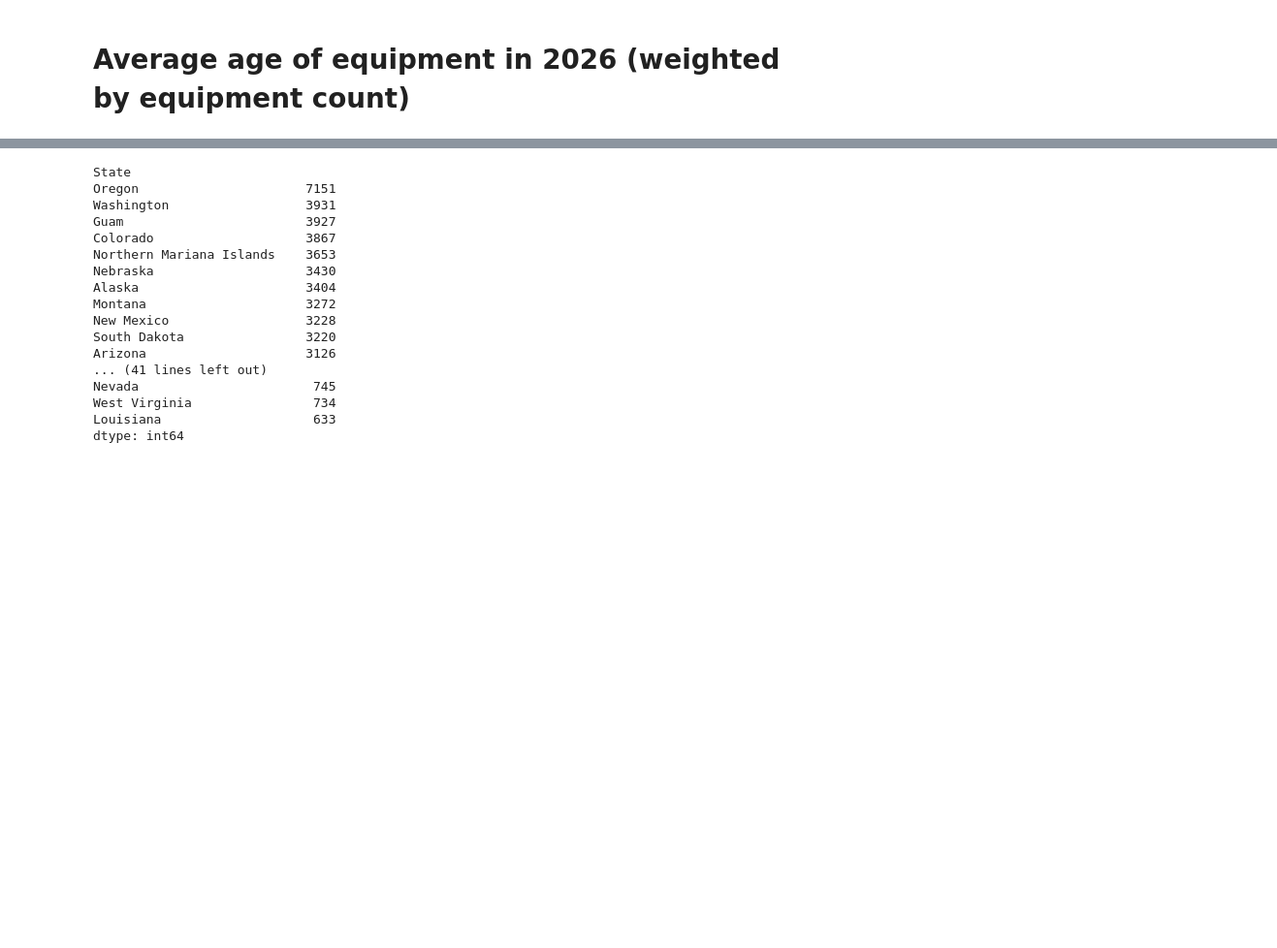
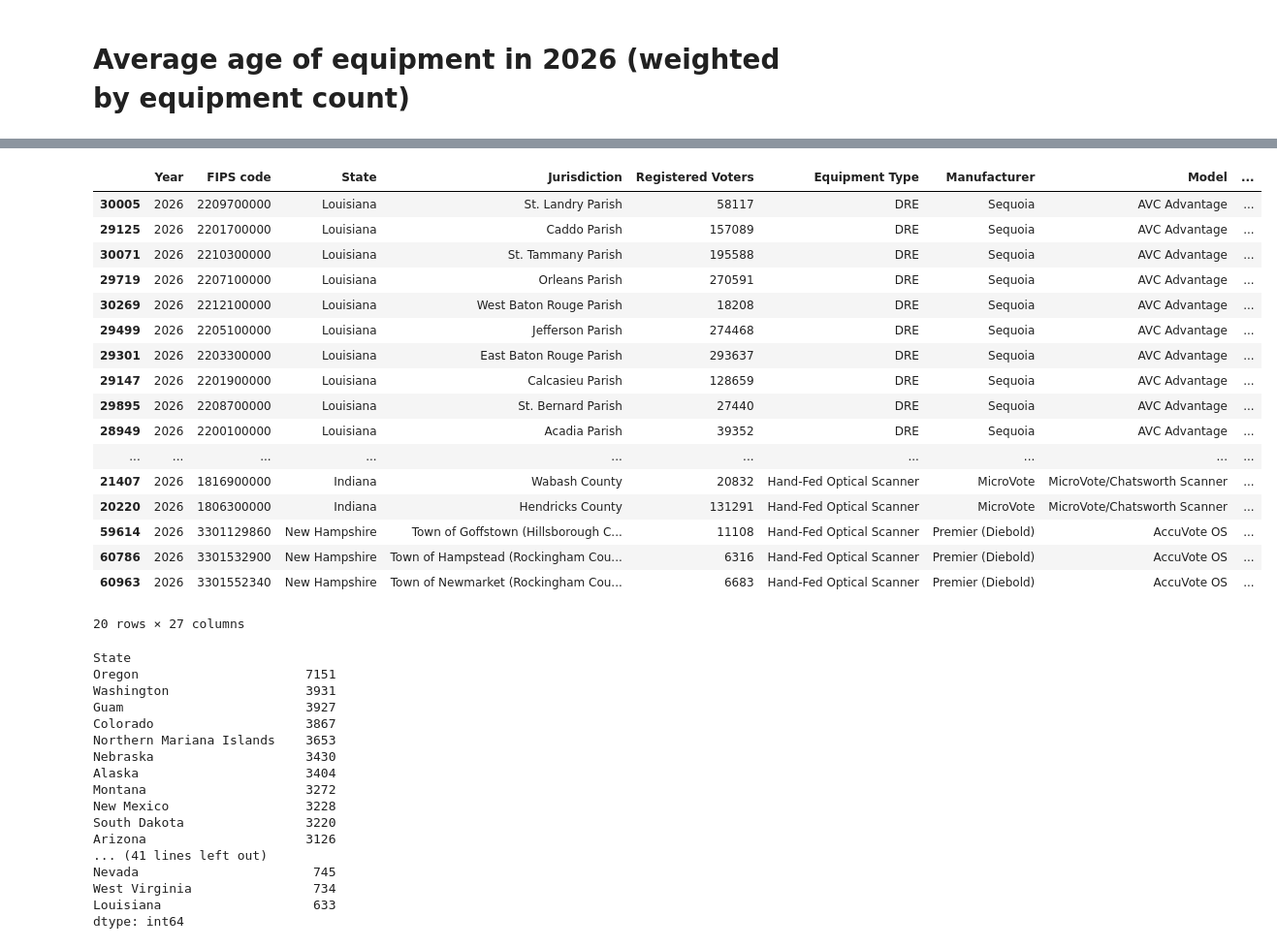
Before and after one commit to Bipartisan-Policy-Center/voting-equipment, a Jupyter notebook: equipment_age_analysis_eq_counts.ipynb, the cells around one changed output, grey strips where cells are left out. Shown at 97% size. Saved outputs shown, nothing was run; the diff lists cells and outputs as text; code cells hidden in the pictures; blank space fills up the shorter version.

```diff
--- a/equipment_age_analysis_eq_counts.ipynb
+++ b/equipment_age_analysis_eq_counts.ipynb
@@ -267,3 +258,24 @@ state_eq_len.sort_values(['Weighted Years in Use'], ascending=False).round(1)
+# %%
+voting_df_26.sort_values('Years in Use', ascending=False).head(20)
+# %% [output]
+|  | Year | FIPS code | State | Jurisdiction | Registered Voters | Equipment Type | Manufacturer | Model | ... |
+| 30005 | 2026 | 2209700000 | Louisiana | St. Landry Parish | 58117 | DRE | Sequoia | AVC Advantage | ... |
+| 29125 | 2026 | 2201700000 | Louisiana | Caddo Parish | 157089 | DRE | Sequoia | AVC Advantage | ... |
+| 30071 | 2026 | 2210300000 | Louisiana | St. Tammany Parish | 195588 | DRE | Sequoia | AVC Advantage | ... |
+| 29719 | 2026 | 2207100000 | Louisiana | Orleans Parish | 270591 | DRE | Sequoia | AVC Advantage | ... |
+| 30269 | 2026 | 2212100000 | Louisiana | West Baton Rouge Parish | 18208 | DRE | Sequoia | AVC Advantage | ... |
+| 29499 | 2026 | 2205100000 | Louisiana | Jefferson Parish | 274468 | DRE | Sequoia | AVC Advantage | ... |
+| 29301 | 2026 | 2203300000 | Louisiana | East Baton Rouge Parish | 293637 | DRE | Sequoia | AVC Advantage | ... |
+| 29147 | 2026 | 2201900000 | Louisiana | Calcasieu Parish | 128659 | DRE | Sequoia | AVC Advantage | ... |
+| 29895 | 2026 | 2208700000 | Louisiana | St. Bernard Parish | 27440 | DRE | Sequoia | AVC Advantage | ... |
+| 28949 | 2026 | 2200100000 | Louisiana | Acadia Parish | 39352 | DRE | Sequoia | AVC Advantage | ... |
+| ... | ... | ... | ... | ... | ... | ... | ... | ... | ... |
+| 21407 | 2026 | 1816900000 | Indiana | Wabash County | 20832 | Hand-Fed Optical Scanner | MicroVote | MicroVote/Chatsworth Scanner | ... |
+| 20220 | 2026 | 1806300000 | Indiana | Hendricks County | 131291 | Hand-Fed Optical Scanner | MicroVote | MicroVote/Chatsworth Scanner | ... |
+| 59614 | 2026 | 3301129860 | New Hampshire | Town of Goffstown (Hillsborough C... | 11108 | Hand-Fed Optical Scanner | Premier (Diebold) | AccuVote OS | ... |
+| 60786 | 2026 | 3301532900 | New Hampshire | Town of Hampstead (Rockingham Cou... | 6316 | Hand-Fed Optical Scanner | Premier (Diebold) | AccuVote OS | ... |
+| 60963 | 2026 | 3301552340 | New Hampshire | Town of Newmarket (Rockingham Cou... | 6683 | Hand-Fed Optical Scanner | Premier (Diebold) | AccuVote OS | ... |
+20 rows × 27 columns
 # %%
 # of voters per piece of equipment.
 voting_df_26.groupby('State')['Registered Voters'].sum().div(voting_df_26.groupby('State')['Quantity'].sum(), axis=0).sort_values(ascending=False).apply(int)
```
Also changed, not shown: parts of 13 cells of this notebook, 8 other files.
